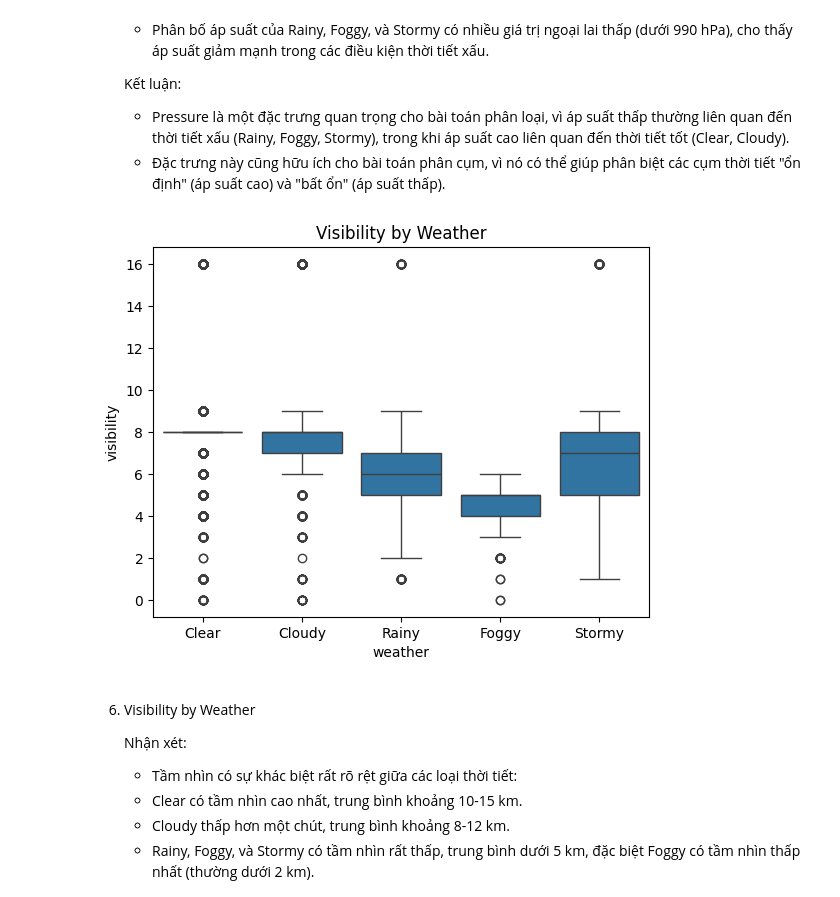
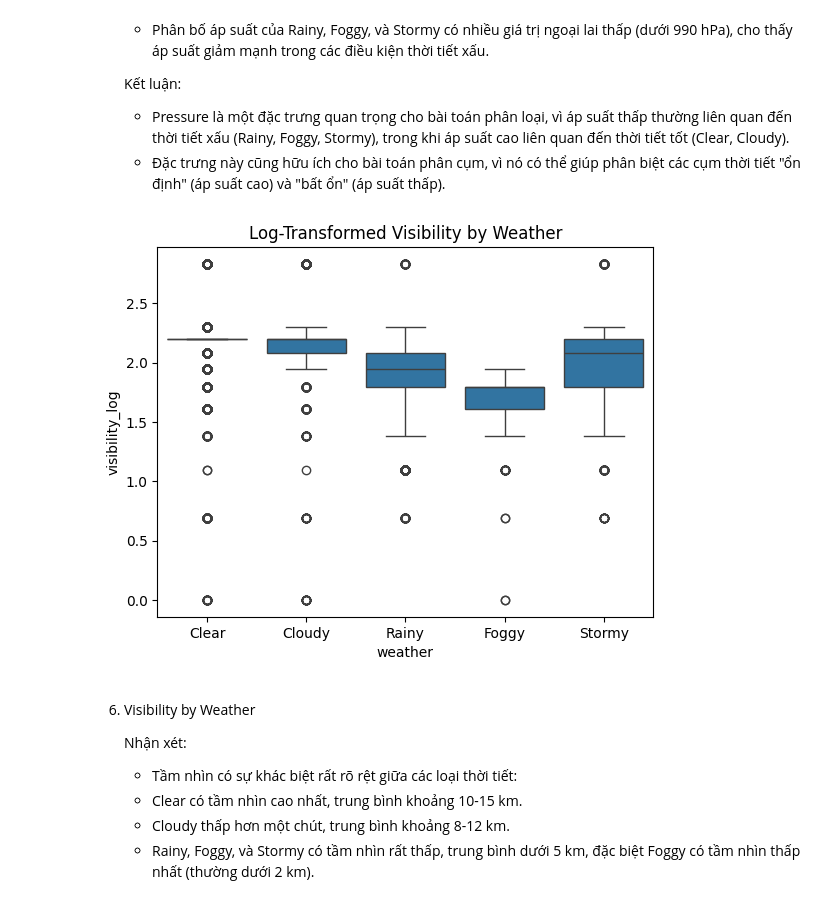
Before and after one commit to WinG-282k4/Weather-forecast, a Jupyter notebook: analyze_data_weather.ipynb, the cells around one changed output. Drawn from its saved outputs; the diff is of its cells as text; code cells hidden in the pictures.

```diff
--- a/analyze_data_weather.ipynb
+++ b/analyze_data_weather.ipynb
@@ -174,11 +174,11 @@ plt.show()
     - Đặc trưng này cũng hữu ích cho bài toán phân cụm, vì nó có thể giúp phân biệt các cụm thời tiết "ổn định" (áp suất cao) và "bất ổn" (áp suất thấp).
 # %%
 # Boxplot: visibility by Weather
-sns.boxplot(x='weather', y='visibility', data=df)
-plt.title('Visibility by Weather')
+sns.boxplot(x='weather', y='visibility_log', data=df)
+plt.title('Log-Transformed Visibility by Weather')
 plt.show()
 # %% [output]
-[figure, old version]
+[figure, new version]
 # %% [markdown]
 6. Visibility by Weather
 
```
Also changed, not shown: parts of 18 cells of this notebook.
